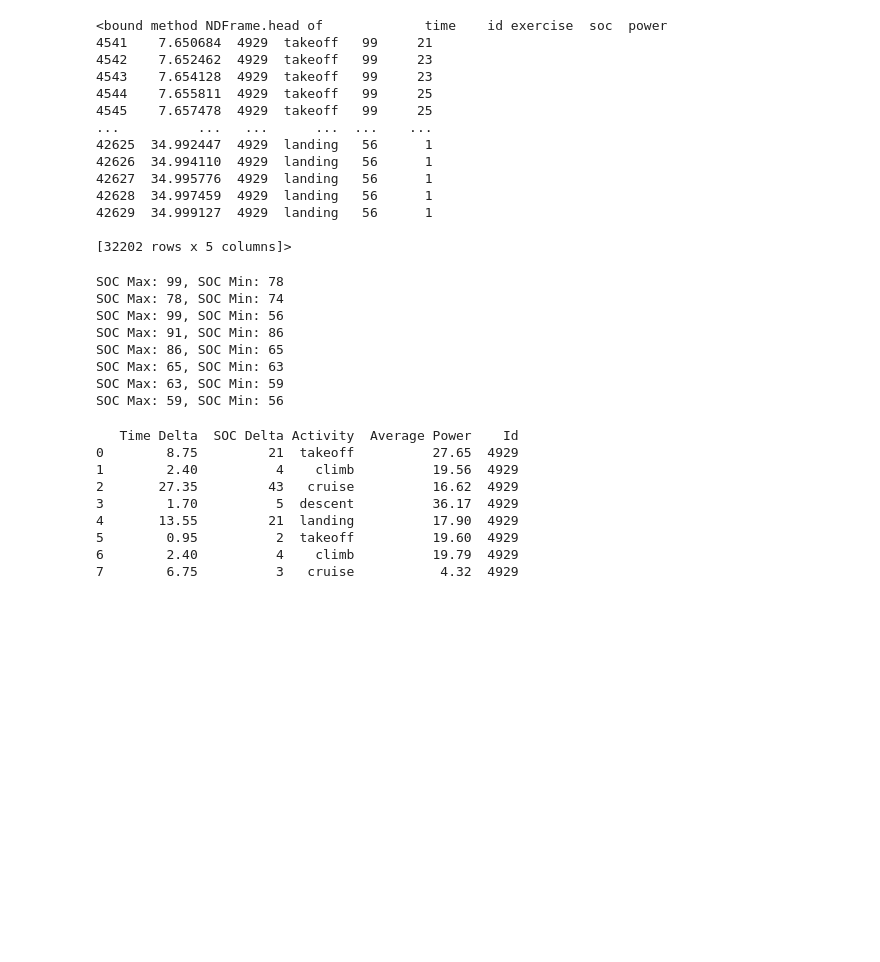
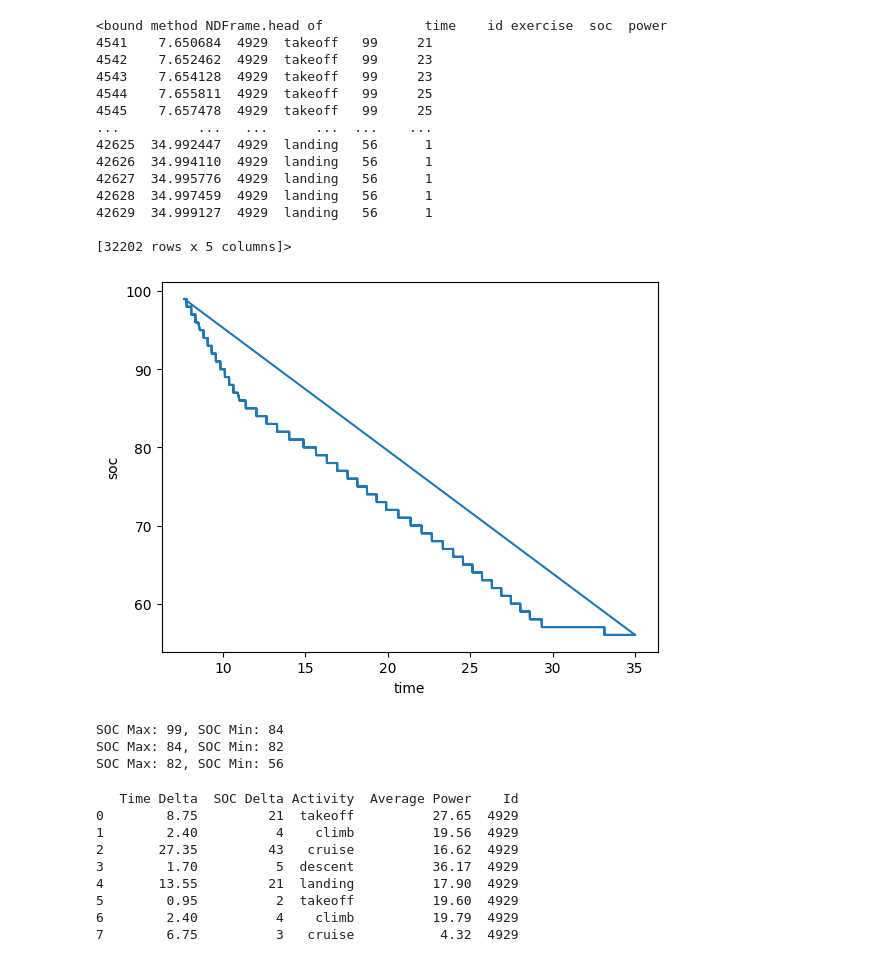
Before and after one commit to twarep/electrifly, a Jupyter notebook: Prescription_linear_regression_model.ipynb, the cells around one changed output. Saved outputs shown, nothing was run; the diff lists cells and outputs as text; code cells hidden in the pictures; blank space fills up the shorter version.

```diff
--- a/Prescription_linear_regression_model.ipynb
+++ b/Prescription_linear_regression_model.ipynb
@@ -9,3 +9,9 @@ import numpy as np
 
 # Set up and retrieve the data from the database.
 db_connect = query_flights()
+# %%
+test_id = 4929
+
+df = db_connect.connect_flight_for_ml_data_prescription2(test_id)
+
+df.head()
@@ -12,11 +20,8 @@ db_connect = query_flights()
 # %%
-test_id = 4929
-
-df = db_connect.connect_flight_for_ml_data_prescription(test_id)
 
 df = df[df["exercise"] != "NA"]
 
-# df = df[df["exercise"] != "TBD"]
+df = df[df["exercise"] != "TBD"]
 
 df.head
 # %% [output]
@@ -46,3 +65,13 @@ data_dict = {
+# %%
+import pandas as pd
+import matplotlib.pyplot as plt
+
+plt.plot(df['time'], df['soc'])
+plt.xlabel('time')
+plt.ylabel('soc')
+plt.show()
+# %% [output]
+[figure, added]
 # %%
 # Set index and initial exercise
 start_index = 0
@@ -53,14 +82,14 @@ for index, row in df.iterrows():
 
     # Initalize new exercise
     new_exercise = row["exercise"]
-
+    # print("start index:", start_index)
+    # print("current index:", index)
     # See if the exercise changes
-    if current_exercise != new_exercise or index == len(df):
+    if current_exercise != new_exercise or index == len(df)-1:
 
         # Get SOC for the exercise and store the change from max to min.
         soc_max, soc_min = np.max(df.iloc[start_index:index, df.columns.get_loc('soc')]), np.min(df.iloc[start_index:index, df.columns.get_loc('soc')])
         data_dict["SOC Delta"].append(soc_max - soc_min)
-
         print(f"SOC Max: {soc_max}, SOC Min: {soc_min}")
 
         # Get Time for the exercise and store the change from max to min.
@@ -76,20 +105,15 @@ for index, row in df.iterrows():
         data_dict["Activity"].append(current_exercise)
 
         # Reset the index and exercise to the one
-        start_index = index
+        start_index = index-1
         current_exercise = new_exercise
 
-    if index == len(df):
+    if index == len(df)-1:
         break
 # %% [output]
-SOC Max: 99, SOC Min: 78
-SOC Max: 78, SOC Min: 74
-SOC Max: 99, SOC Min: 56
-SOC Max: 91, SOC Min: 86
-SOC Max: 86, SOC Min: 65
-SOC Max: 65, SOC Min: 63
-SOC Max: 63, SOC Min: 59
-SOC Max: 59, SOC Min: 56
+SOC Max: 99, SOC Min: 84
+SOC Max: 84, SOC Min: 82
+SOC Max: 82, SOC Min: 56
 # %%
 final_df = pd.DataFrame(data_dict)
 print(final_df)
```
Also changed, not shown: parts of 3 cells of this notebook, 1 other file.
